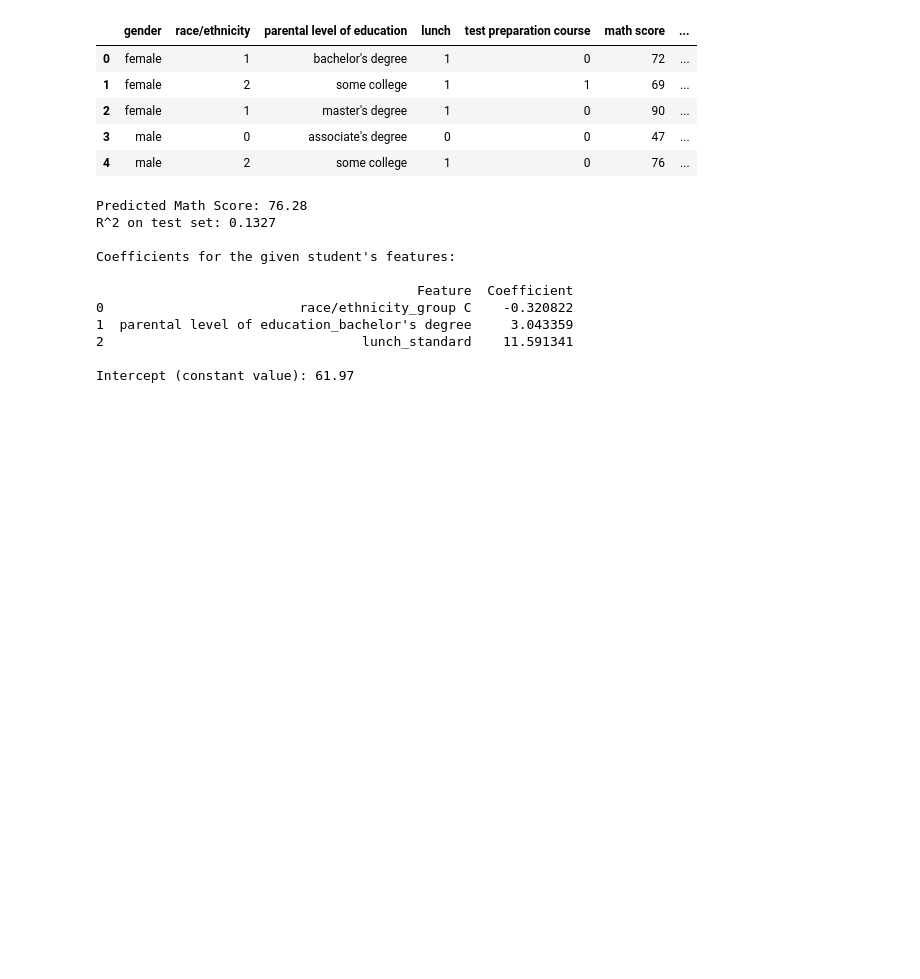
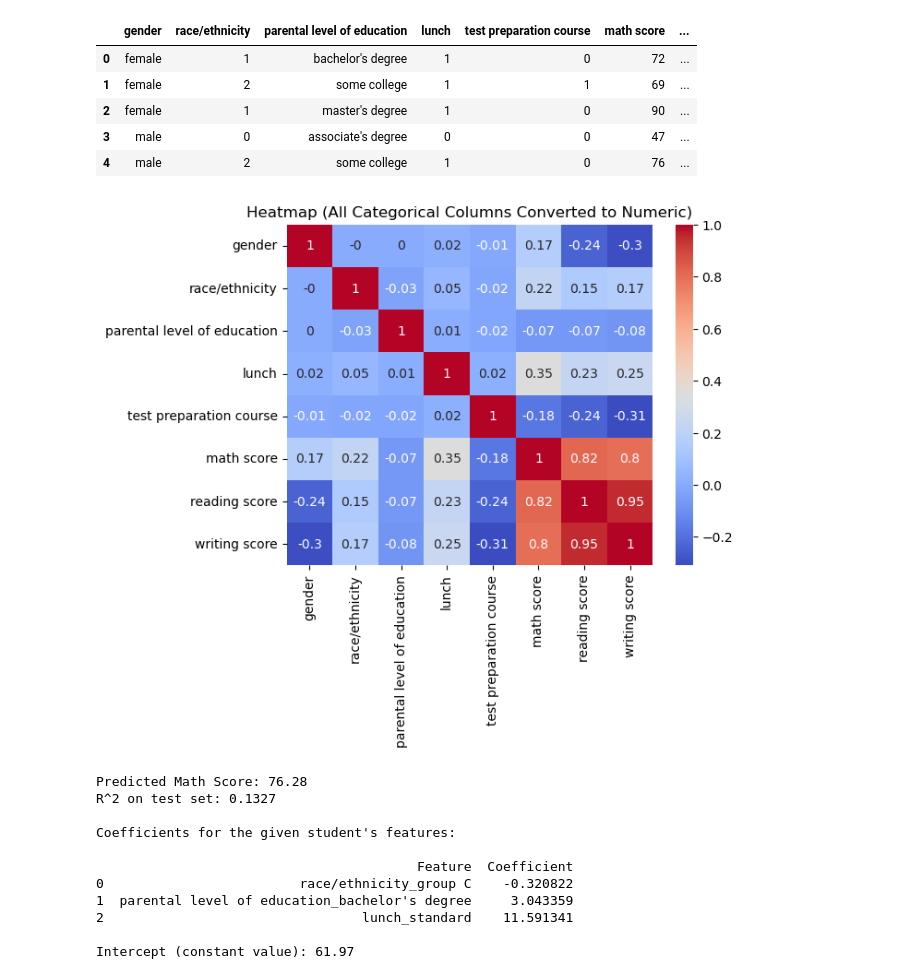
Before and after one commit to Nandhanaa-Mathesvaran/student-exam-prediction, a Jupyter notebook: studentsperformance.ipynb, the cells around one changed output. Drawn from its saved outputs; the diff is of its cells as text; code cells hidden in the pictures; blank space fills up the shorter version.

```diff
--- a/studentsperformance.ipynb
+++ b/studentsperformance.ipynb
@@ -80,6 +117,17 @@ df.head(5)
 | 2 | female | 1 | master's degree | 1 | 0 | 90 | ... |
 | 3 | male | 0 | associate's degree | 0 | 0 | 47 | ... |
 | 4 | male | 2 | some college | 1 | 0 | 76 | ... |
+# %%
+for col in df.select_dtypes(include=['object']).columns:
+    df[col] = df[col].astype('category').cat.codes
+
+corr = df.corr().round(2)
+
+sns.heatmap(corr, annot=True, cmap='coolwarm')
+plt.title("Heatmap (All Categorical Columns Converted to Numeric)")
+plt.show()
+# %% [output]
+[figure, added]
 # %%
 import pandas as pd
 from sklearn.linear_model import LinearRegression
```
Also changed, not shown: parts of 5 cells of this notebook.
